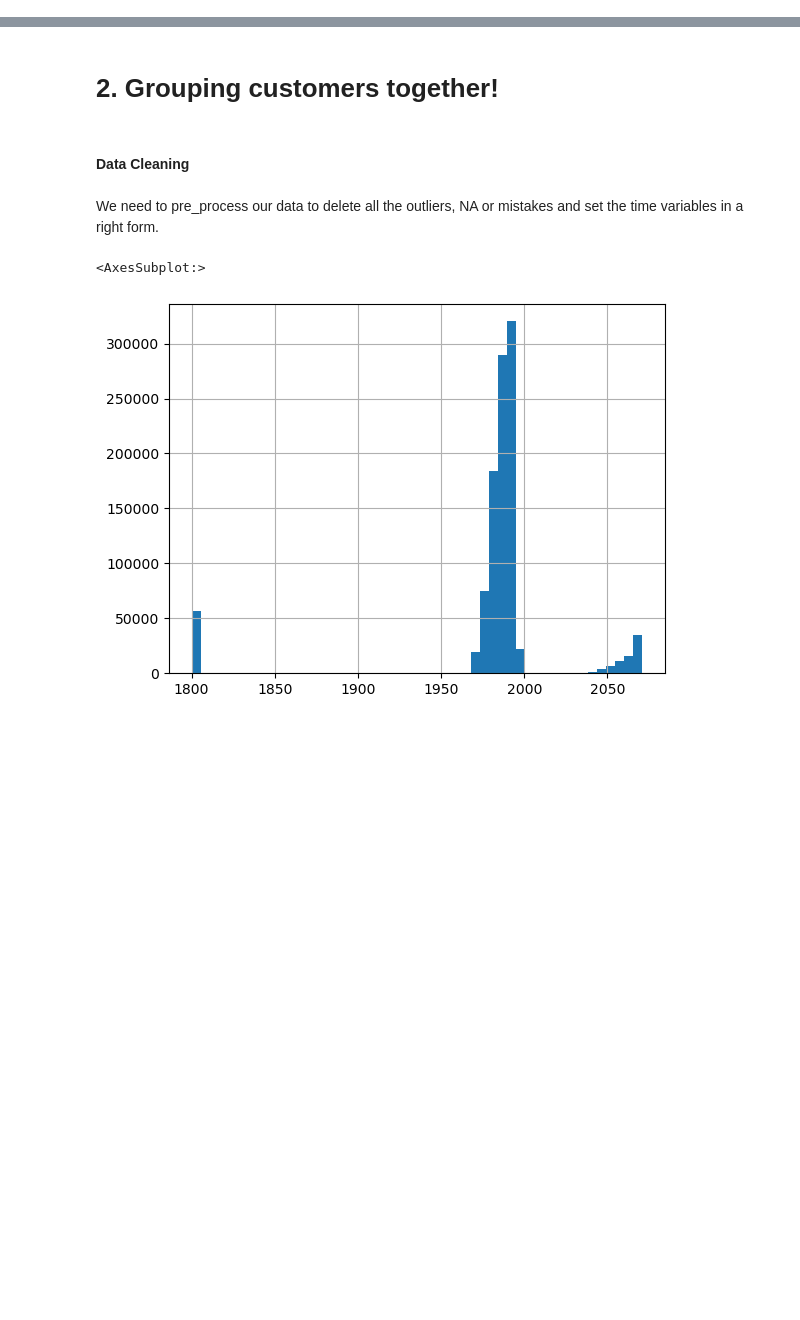
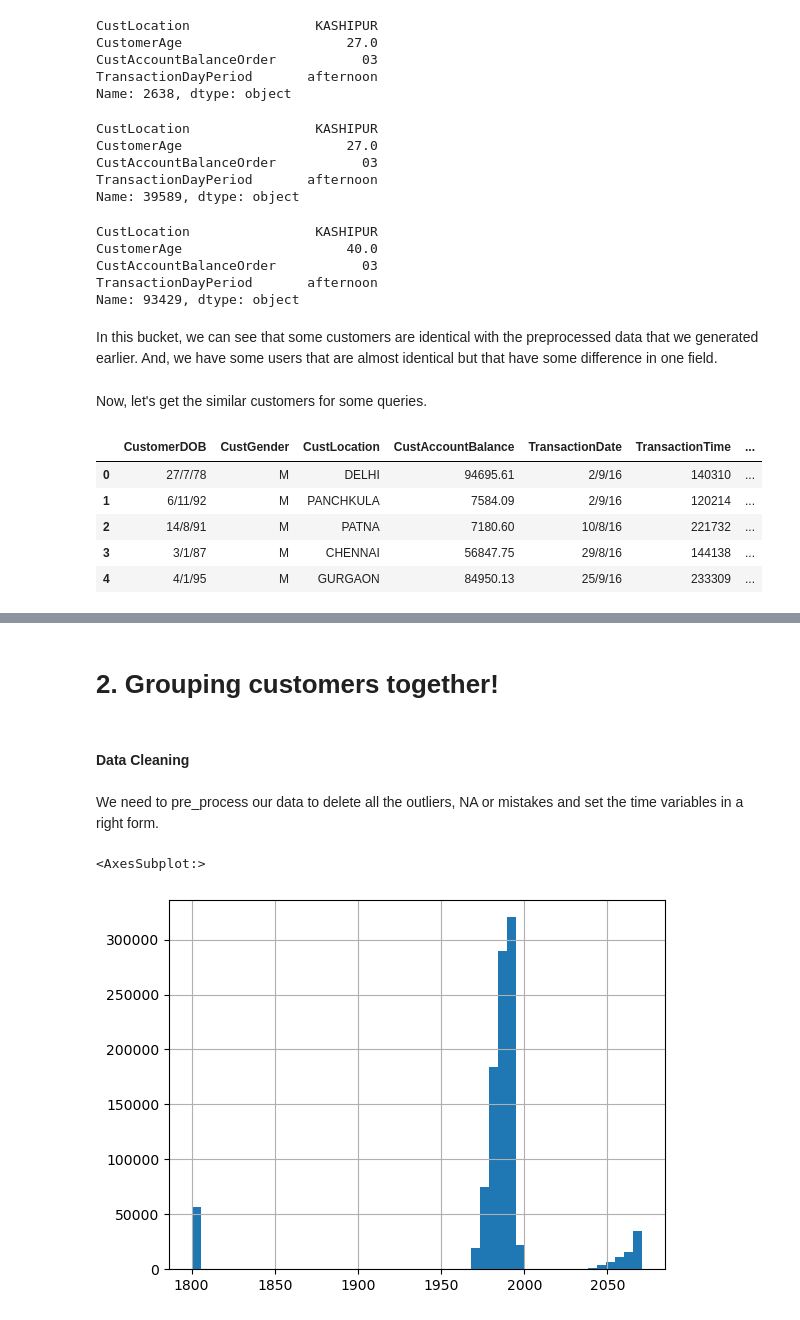
Before and after one commit to YassHarrach/ADM-HW4, a Jupyter notebook: main.ipynb, the cells around one changed output, grey strips where cells are left out. Cells and saved outputs as stored; diff of their text form; code cells hidden in the pictures; blank space fills up the shorter version.

```diff
--- a/main.ipynb
+++ b/main.ipynb
@@ -23,0 +438,38 @@ from sklearn.feature_extraction.text import TfidfVectorizer
+# %%
+preprocessed_df.iloc[2468]
+# %% [output]
+CustLocation                KASHIPUR
+CustomerAge                     27.0
+CustAccountBalanceOrder           03
+TransactionDayPeriod       afternoon
+Name: 2638, dtype: object
+# %%
+preprocessed_df.iloc[36877]
+# %% [output]
+CustLocation                KASHIPUR
+CustomerAge                     27.0
+CustAccountBalanceOrder           03
+TransactionDayPeriod       afternoon
+Name: 39589, dtype: object
+# %%
+preprocessed_df.iloc[87205]
+# %% [output]
+CustLocation                KASHIPUR
+CustomerAge                     40.0
+CustAccountBalanceOrder           03
+TransactionDayPeriod       afternoon
+Name: 93429, dtype: object
+# %% [markdown]
+In this bucket, we can see that some customers are identical with the preprocessed data that we generated earlier. And, we have some users that are almost identical but that have some difference in one field.
+# %% [markdown]
+Now, let's get the similar customers for some queries.
+# %%
+query_df = pd.read_csv(os.getcwd()+'/query_users.csv')
+query_df.head()
+# %% [output]
+|  | CustomerDOB | CustGender | CustLocation | CustAccountBalance | TransactionDate | TransactionTime | ... |
+| 0 | 27/7/78 | M | DELHI | 94695.61 | 2/9/16 | 140310 | ... |
+| 1 | 6/11/92 | M | PANCHKULA | 7584.09 | 2/9/16 | 120214 | ... |
+| 2 | 14/8/91 | M | PATNA | 7180.60 | 10/8/16 | 221732 | ... |
+| 3 | 3/1/87 | M | CHENNAI | 56847.75 | 29/8/16 | 144138 | ... |
+| 4 | 4/1/95 | M | GURGAON | 84950.13 | 25/9/16 | 233309 | ... |
```
Also changed, not shown: parts of 64 cells of this notebook.
